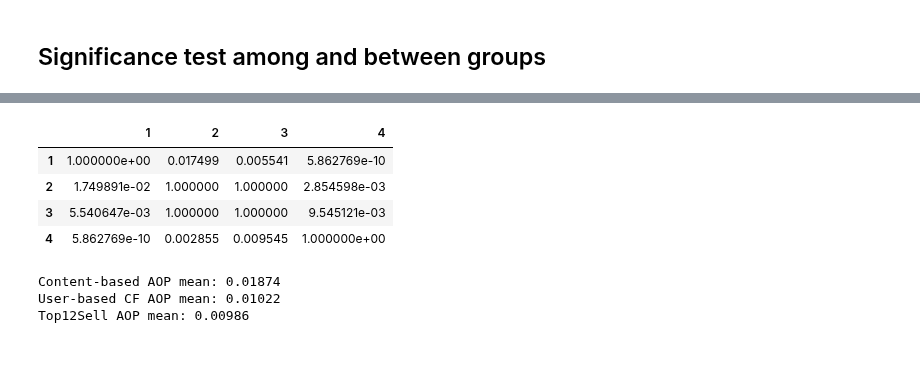
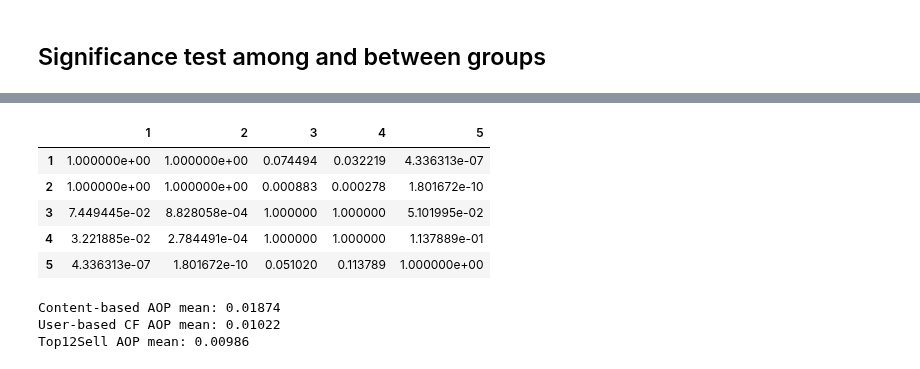
Before and after one commit to alexkychen/HMproduct, a Jupyter notebook: notebook/6.Stats_summary_2019_Summer_Menswear.ipynb, the cells around one changed output, grey strips where cells are left out. Cells and saved outputs as stored; diff of their text form; code cells hidden in the pictures.

```diff
--- a/notebook/6.Stats_summary_2019_Summer_Menswear.ipynb
+++ b/notebook/6.Stats_summary_2019_Summer_Menswear.ipynb
@@ -138,6 +141,7 @@ pd.DataFrame({'timeline':topSell_df.timeline,
 training data = (K1 + K2 + K3 +...)th week
 # %%
 #read result csv
+itemCF_df = pd.read_csv("../data/MenswearResults/item_based_cf_accum.csv").iloc[:,1:]
 topSell_df = pd.read_csv("../data/MenswearResults/topSell_allTestUsers_accum.csv").iloc[:,1:]
 CB_df = pd.read_csv("../data/MenswearResults/content-based_accum.csv").iloc[:,1:]
 random_df = pd.read_csv("../data/MenswearResults/random_recommend_accum.csv").iloc[:,1:]
@@ -167,17 +172,18 @@ KruskalResult(statistic=41.99631573071338, pvalue=4.0193558959402575e-09)
 # %%
 #Perform Dunn's test (pairwise comparison for nonparametric data)
 #! pip install scikit-posthocs
 import scikit_posthocs as sp
 
-data = [CB_df.AOP, userCF_df.AOP, topSell_df.AOP, random_df.AOP]
+data = [CB_df.AOP, itemCF_df.AOP, userCF_df.AOP, topSell_df.AOP, random_df.AOP]
 
 sp.posthoc_dunn(data, p_adjust = 'bonferroni')
 # %% [output]
-|  | 1 | 2 | 3 | 4 |
-| 1 | 1.000000e+00 | 0.017499 | 0.005541 | 5.862769e-10 |
-| 2 | 1.749891e-02 | 1.000000 | 1.000000 | 2.854598e-03 |
-| 3 | 5.540647e-03 | 1.000000 | 1.000000 | 9.545121e-03 |
-| 4 | 5.862769e-10 | 0.002855 | 0.009545 | 1.000000e+00 |
+|  | 1 | 2 | 3 | 4 | 5 |
+| 1 | 1.000000e+00 | 1.000000e+00 | 0.074494 | 0.032219 | 4.336313e-07 |
+| 2 | 1.000000e+00 | 1.000000e+00 | 0.000883 | 0.000278 | 1.801672e-10 |
+| 3 | 7.449445e-02 | 8.828058e-04 | 1.000000 | 1.000000 | 5.101995e-02 |
+| 4 | 3.221885e-02 | 2.784491e-04 | 1.000000 | 1.000000 | 1.137889e-01 |
+| 5 | 4.336313e-07 | 1.801672e-10 | 0.051020 | 0.113789 | 1.000000e+00 |
 # %%
 CB_mean = CB_df.AOP.mean()
 userCF_mean = userCF_df.AOP.mean()
```
Also changed, not shown: parts of 5 cells of this notebook, 7 other files.
